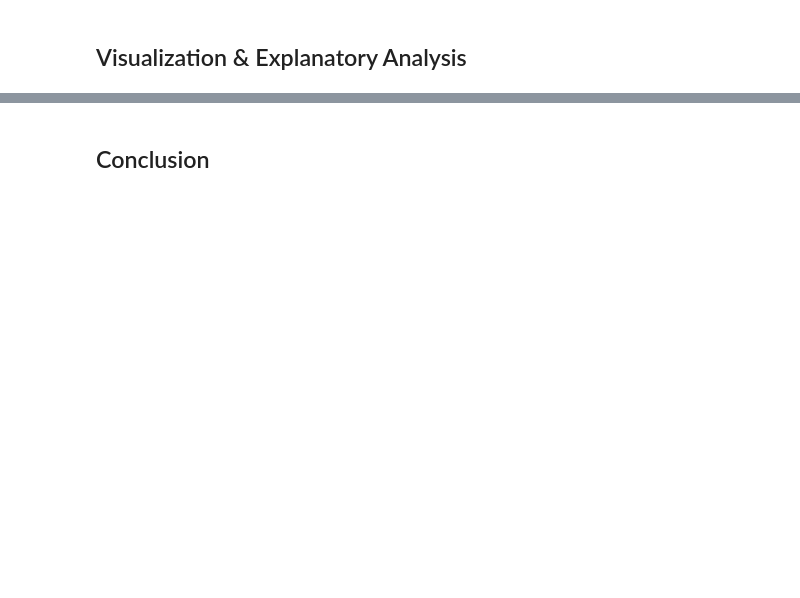
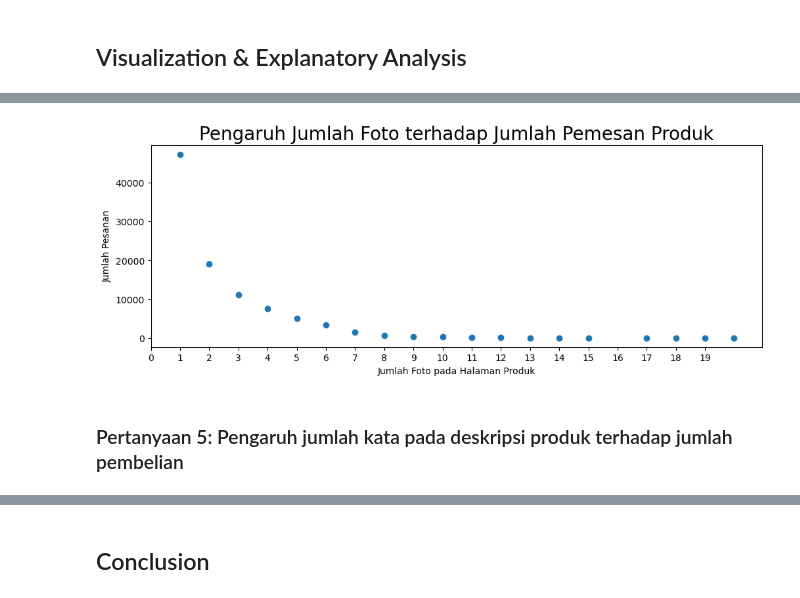
Before and after one commit to hng011/brazilian-ecommerce-analysis, a Jupyter notebook: notebook.ipynb, the cells around one changed output, grey strips where cells are left out. Cells and saved outputs as stored; diff of their text form; code cells hidden in the pictures; blank space fills up the shorter version.

```diff
--- a/notebook.ipynb
+++ b/notebook.ipynb
@@ -35,0 +1295,11 @@ import seaborn as sns
+# %%
+pict_order = all_df.groupby("product_photos_qty").agg({
+    "order_id":"nunique"
+}).sort_values(by="order_id", ascending=False).reset_index()
+
+pict_order.rename(columns={
+    "order_id":"order_count",
+}, inplace=True)
+
+pict_order["product_photos_qty"] = pict_order["product_photos_qty"].astype(int)
+pict_order
@@ -35,0 +1324,22 @@ import seaborn as sns
+# %%
+def scatter_vis(x, y, data, title=None,xlabel=None,ylabel=None, fontsize=20, xticks=None):
+    plt.figure(figsize=(12,4))
+    plt.scatter(x=x,y=y, data=data)
+    plt.xlabel(xlabel)
+    plt.ylabel(ylabel)
+    plt.title(title, fontsize=20)
+    plt.xticks(xticks)
+    plt.show()
+# %%
+scatter_vis(x="product_photos_qty",
+              y="order_count",
+              data=pict_order,
+              title="Pengaruh Jumlah Foto terhadap Jumlah Pemesan Produk",
+              xlabel="Jumlah Foto pada Halaman Produk",
+              ylabel="Jumlah Pesanan",
+              xticks=np.arange(0, pict_order["product_photos_qty"].max(),1)
+             )
+# %% [output]
+[figure, added]
+# %% [markdown]
+### Pertanyaan 5: Pengaruh jumlah kata pada deskripsi produk terhadap jumlah pembelian
```
Also changed, not shown: parts of 172 cells of this notebook, 8 other files.
